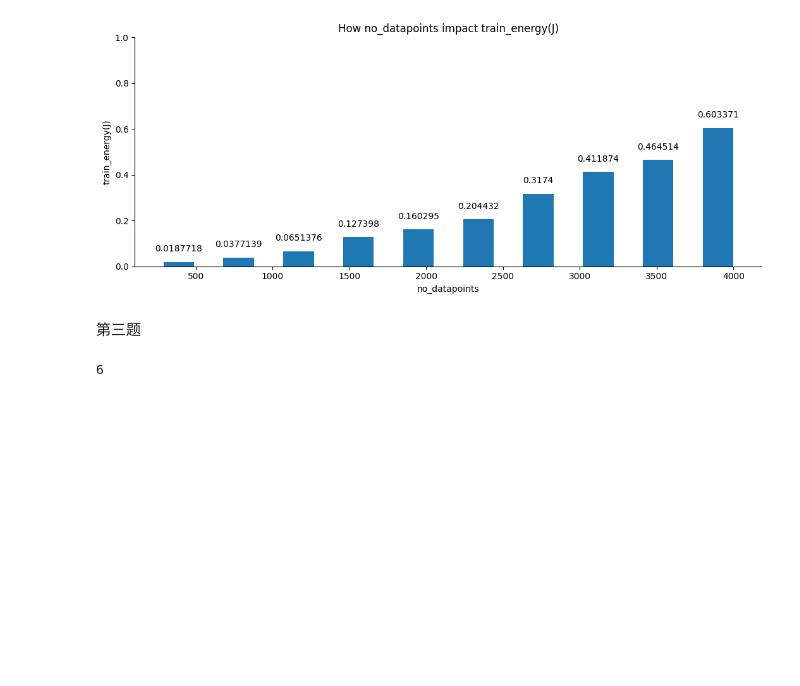
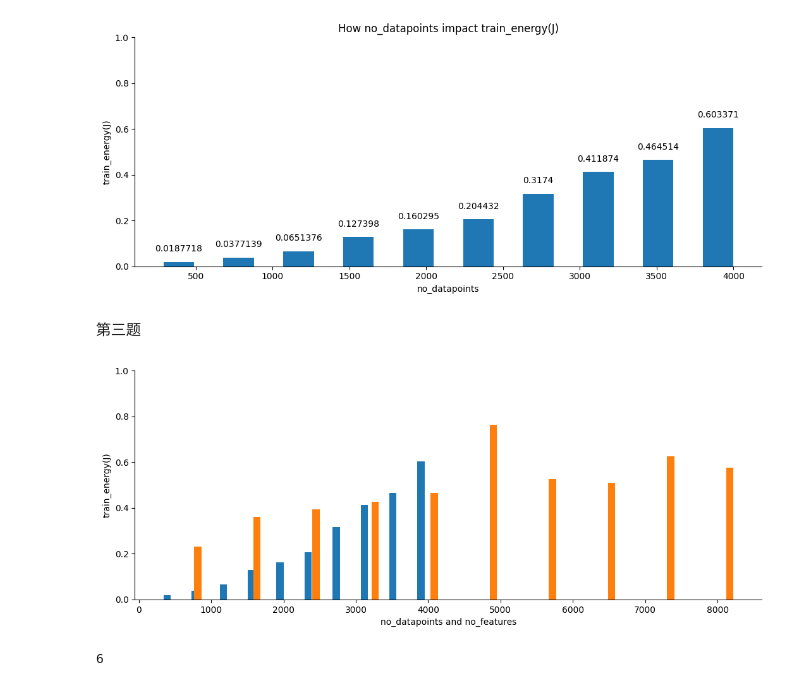
Before and after one commit to kikyo01/info250, a Jupyter notebook: project1/project1.ipynb, the cells around one changed output. Cells and saved outputs as stored; diff of their text form; code cells hidden in the pictures; blank space fills up the shorter version.

```diff
--- a/project1/project1.ipynb
+++ b/project1/project1.ipynb
@@ -121,6 +136,14 @@ plot_bar2(0,x,y)
 [figure]
 # %% [markdown]
 第三题
+# %%
+x1 = df6.loc[df6.index[:],df6.columns[0]].to_numpy()
+x2 = df3.loc[df3.index[:],df3.columns[0]].to_numpy()
+y1 = df6.loc[df6.index[:],df6.columns[1]].to_numpy()
+y2 = df3.loc[df3.index[:],df3.columns[1]].to_numpy()
+plot_bar3(0,x1,x2,y1,y2)
+# %% [output]
+[figure, added]
 # %%
 
 print(len(df["algorithm"].drop_duplicates()))
```
Also changed, not shown: parts of 4 cells of this notebook.
